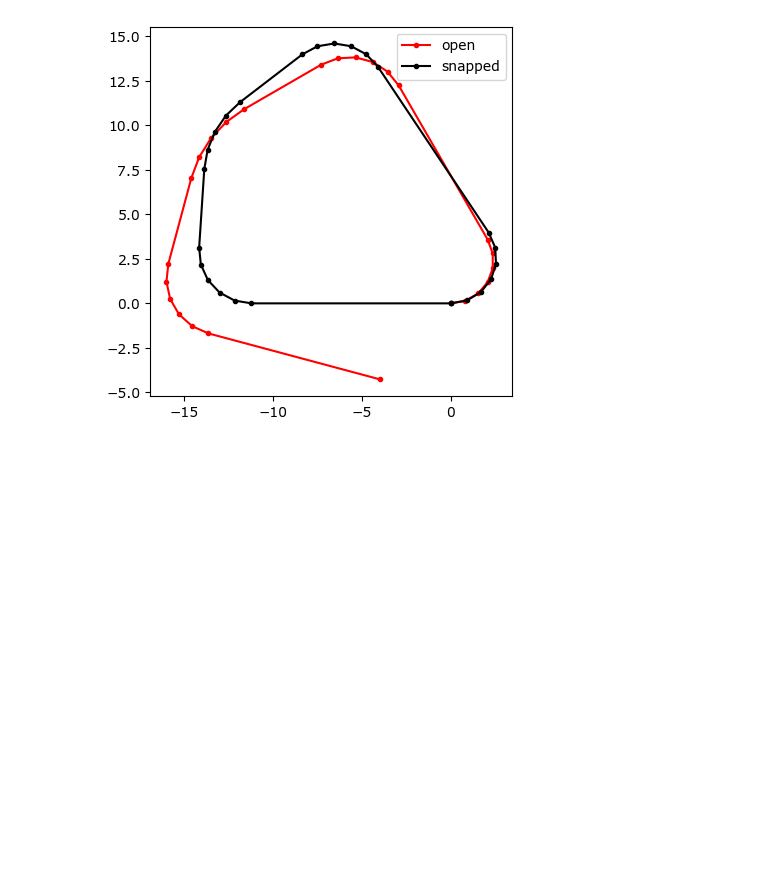
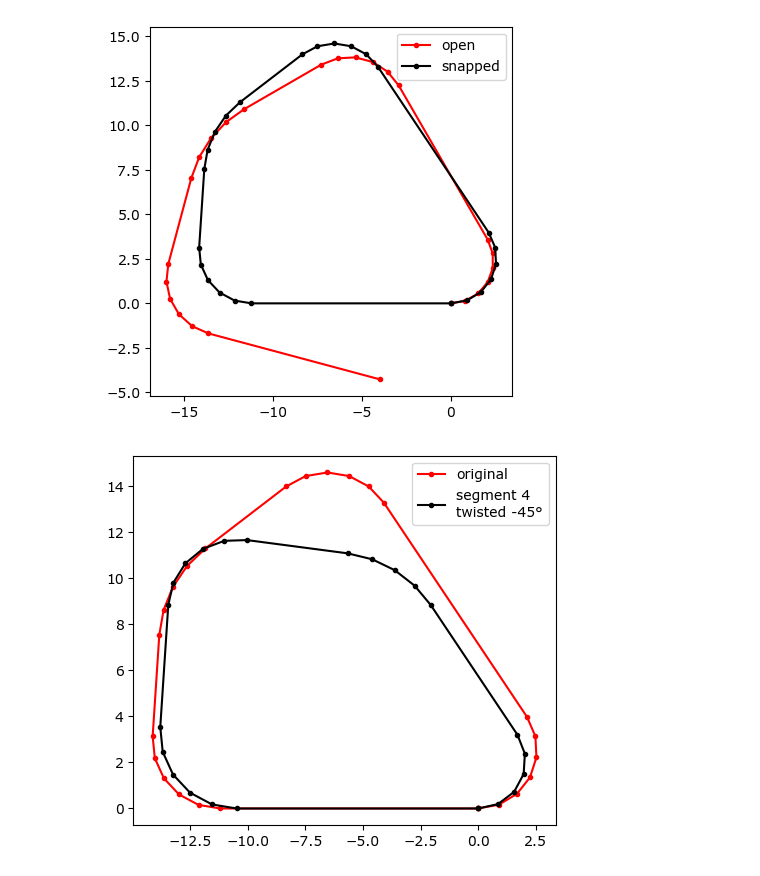
Before and after one commit to RichardPotthoff/myrepo, a Jupyter notebook: snap_turtle.ipynb, the cells around one changed output. Drawn from its saved outputs; the diff is of its cells as text; code cells hidden in the pictures; blank space fills up the shorter version.

Commit message:
add twist

```diff
--- a/snap_turtle.ipynb
+++ b/snap_turtle.ipynb
@@ -170,3 +170,28 @@ plt.legend()
 plt.gca().set_aspect('equal')
 # %% [output]
 [figure]
+# %%
+def twistTurtle(turtlePath,segment_index,rel_ang=None,abs_ang=None,rel_rot=None,abs_rot=None,ref_segment=None):
+    #todo: calculate rel_ang from other optional arguments
+    turtlePath=np.array(turtlePath)#make a copy
+    rel_ang=(rel_ang+pi/2)%pi-pi/2#limit twist to +- pi/2
+    turtlePath[segment_index-2,1]+=rel_ang
+    turtlePath[segment_index,1]-=rel_ang
+    return snapTurtle(turtlePath)
+# %%
+from math import pi
+deg=pi/180
+#example path
+turtlePath=[(5,120*deg),(10,0),(5,90*deg),(5,0),(5,45*deg),(5,0),(5,90*deg),(10,0)]
+snappedPath=snapTurtle(turtlePath)
+snappedPoints=np.array(list(turtlePath2Points(snappedPath,p0=0,a0=1,return_start_point=True)))
+plt.plot(snappedPoints.real,snappedPoints.imag,'r.-',zorder=5,label='original')
+
+twistedPath=twistTurtle(snappedPath,4,-45*deg)
+
+twistedPoints=np.array(list(turtlePath2Points(twistedPath,p0=0,a0=1,return_start_point=True)))
+plt.plot(twistedPoints.real,twistedPoints.imag,'k.-',zorder=5,label='segment 4 \ntwisted -45°')
+plt.legend()
+plt.gca().set_aspect('equal')
+# %% [output]
+[figure, added]
```
